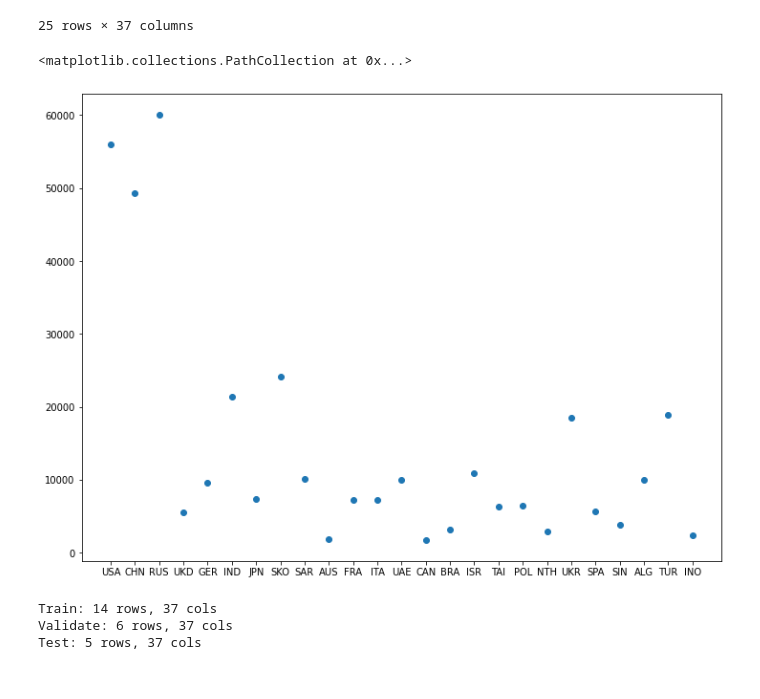
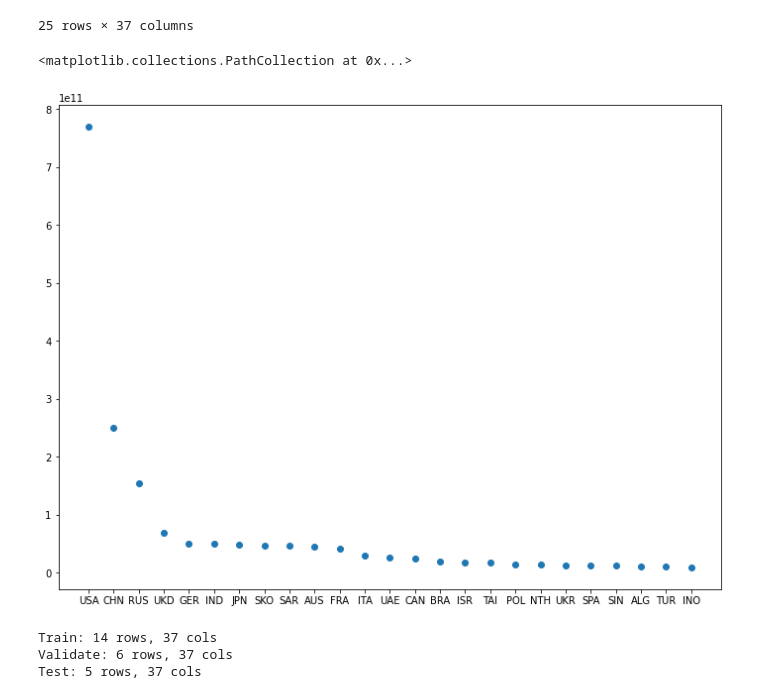
Before and after one commit to raycerna/military-firepower, a Jupyter notebook: explore_model.ipynb, the cells around one changed output. Cells and saved outputs as stored; diff of their text form; code cells hidden in the pictures.

```diff
--- a/explore_model.ipynb
+++ b/explore_model.ipynb
@@ -45,10 +45,10 @@ df
 25 rows × 37 columns
 # %%
 plt.figure(figsize = (12,9))
-plt.scatter(df.iloc[:,1], df.iloc[:,36])
+plt.scatter(df.iloc[:,1], df.iloc[:,9])
 # %% [output]
 <matplotlib.collections.PathCollection at 0x...>
-[figure, old version]
+[figure, new version]
 # %%
 df = prepare.split_military(df)
 # %% [output]
```
Also changed, not shown: parts of 1 cell of this notebook.
